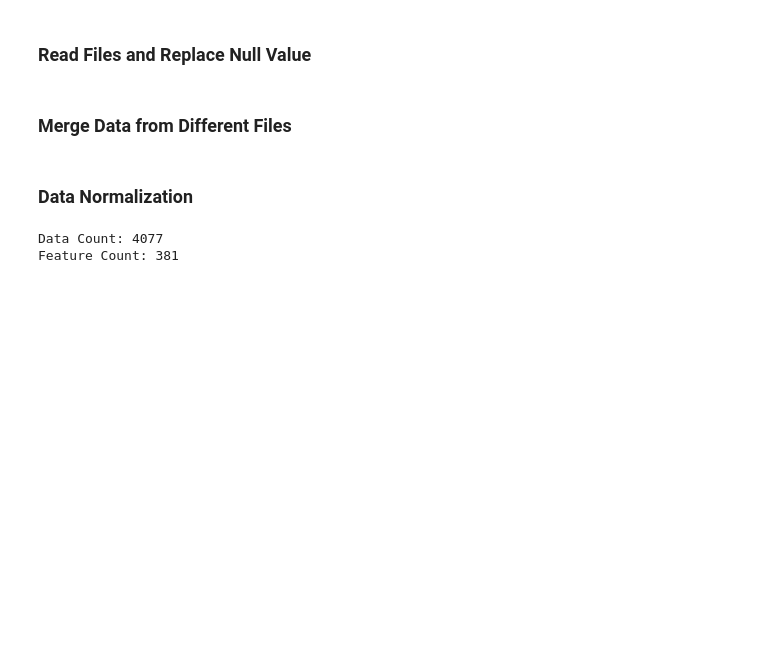
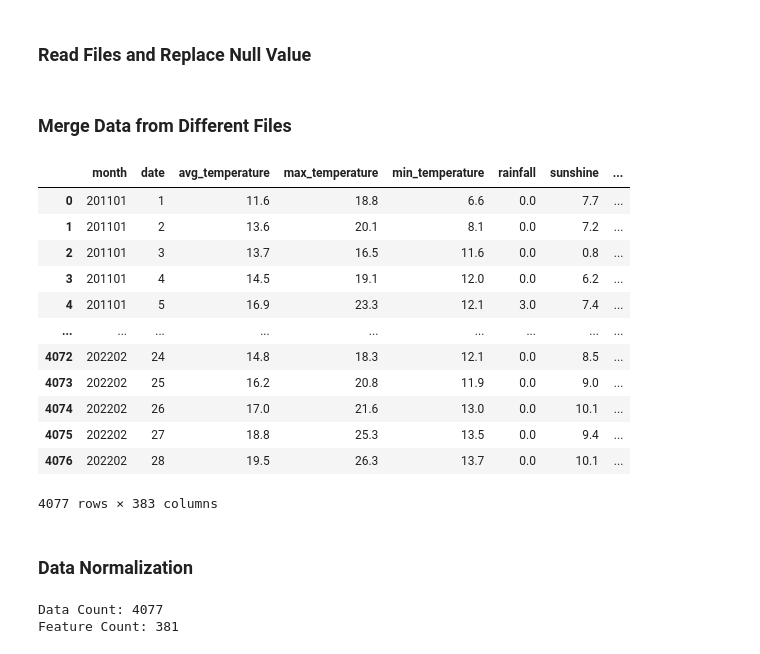
Before and after one commit to yhchen0215/big-data-final-project, a Jupyter notebook: train.ipynb, the cells around one changed output. Drawn from its saved outputs; the diff is of its cells as text; code cells hidden in the pictures; blank space fills up the shorter version.

```diff
--- a/train.ipynb
+++ b/train.ipynb
@@ -48,6 +52,22 @@ for i, DATAFRAME in enumerate(DATAFRAMES):
     else: df_all = pd.merge(df_all, DATAFRAME, left_on="month", right_on="month") # 日資料及月資料的合併 (目前同一個月就都用一樣的數值)
 df_all['egg_price'] = pd.to_numeric(df_all['egg_price'])
 df_all = pd.get_dummies(df_all, columns=["lunar_date"]) # 農曆日期這邊看成categorical feature，所以用one hot encoding的方式
+# %%
+df_all
+# %% [output]
+|  | month | date | avg_temperature | max_temperature | min_temperature | rainfall | sunshine | ... |
+| 0 | 201101 | 1 | 11.6 | 18.8 | 6.6 | 0.0 | 7.7 | ... |
+| 1 | 201101 | 2 | 13.6 | 20.1 | 8.1 | 0.0 | 7.2 | ... |
+| 2 | 201101 | 3 | 13.7 | 16.5 | 11.6 | 0.0 | 0.8 | ... |
+| 3 | 201101 | 4 | 14.5 | 19.1 | 12.0 | 0.0 | 6.2 | ... |
+| 4 | 201101 | 5 | 16.9 | 23.3 | 12.1 | 3.0 | 7.4 | ... |
+| ... | ... | ... | ... | ... | ... | ... | ... | ... |
+| 4072 | 202202 | 24 | 14.8 | 18.3 | 12.1 | 0.0 | 8.5 | ... |
+| 4073 | 202202 | 25 | 16.2 | 20.8 | 11.9 | 0.0 | 9.0 | ... |
+| 4074 | 202202 | 26 | 17.0 | 21.6 | 13.0 | 0.0 | 10.1 | ... |
+| 4075 | 202202 | 27 | 18.8 | 25.3 | 13.5 | 0.0 | 9.4 | ... |
+| 4076 | 202202 | 28 | 19.5 | 26.3 | 13.7 | 0.0 | 10.1 | ... |
+4077 rows × 383 columns
 # %% [markdown]
 ### Data Normalization
 # %%
```
Also changed, not shown: parts of 21 cells of this notebook.
